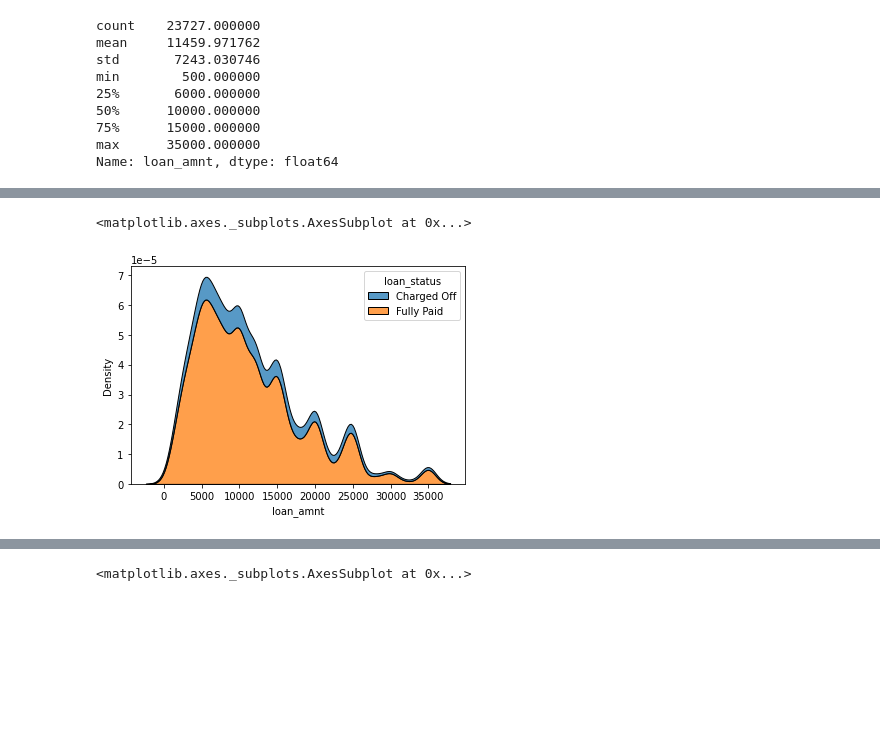
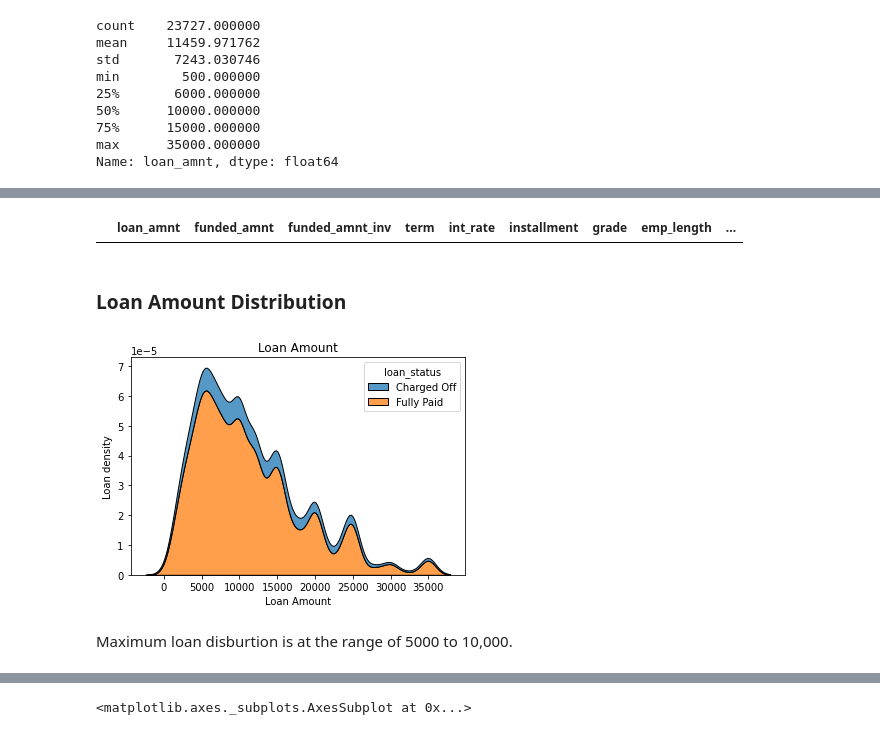
Before and after one commit to hargurjeet/Lending-Club-CaseStudy, a Jupyter notebook: Lending_Club_Case_Study.ipynb, the cells around one changed output, grey strips where cells are left out. Saved outputs shown, nothing was run; the diff lists cells and outputs as text; code cells hidden in the pictures; blank space fills up the shorter version.

```diff
--- a/Lending_Club_Case_Study.ipynb
+++ b/Lending_Club_Case_Study.ipynb
@@ -510,5 +507,17 @@ sns.kdeplot(data=df4, x="loan_amnt")
+# %%
+# Checking incase funded amount is greater that loan amount. Such records can be removed.
+df4[df4.funded_amnt_inv>df4.loan_amnt]
+# %% [output]
+|  | loan_amnt | funded_amnt | funded_amnt_inv | term | int_rate | installment | grade | emp_length | ... |
+# %% [markdown]
+### Loan Amount Distribution
 # %%
 sns.kdeplot(data=df4, x="loan_amnt", hue='loan_status', multiple="stack")
+plt.title('Loan Amount')
+plt.ylabel('Loan density')
+plt.xlabel('Loan Amount')
+plt.show()
 # %% [output]
-<matplotlib.axes._subplots.AxesSubplot at 0x...>
-[figure, old version]
+[figure, new version]
+# %% [markdown]
+Maximum loan disburtion is at the range of 5000 to 10,000.
```
Also changed, not shown: parts of 22 cells of this notebook.
